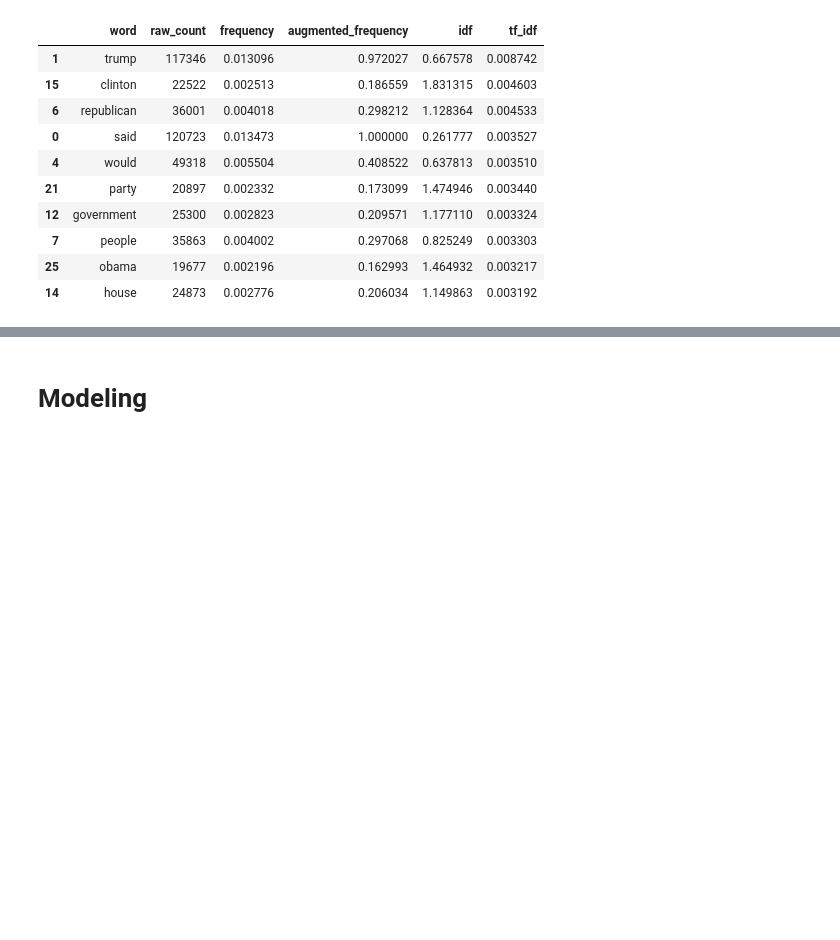
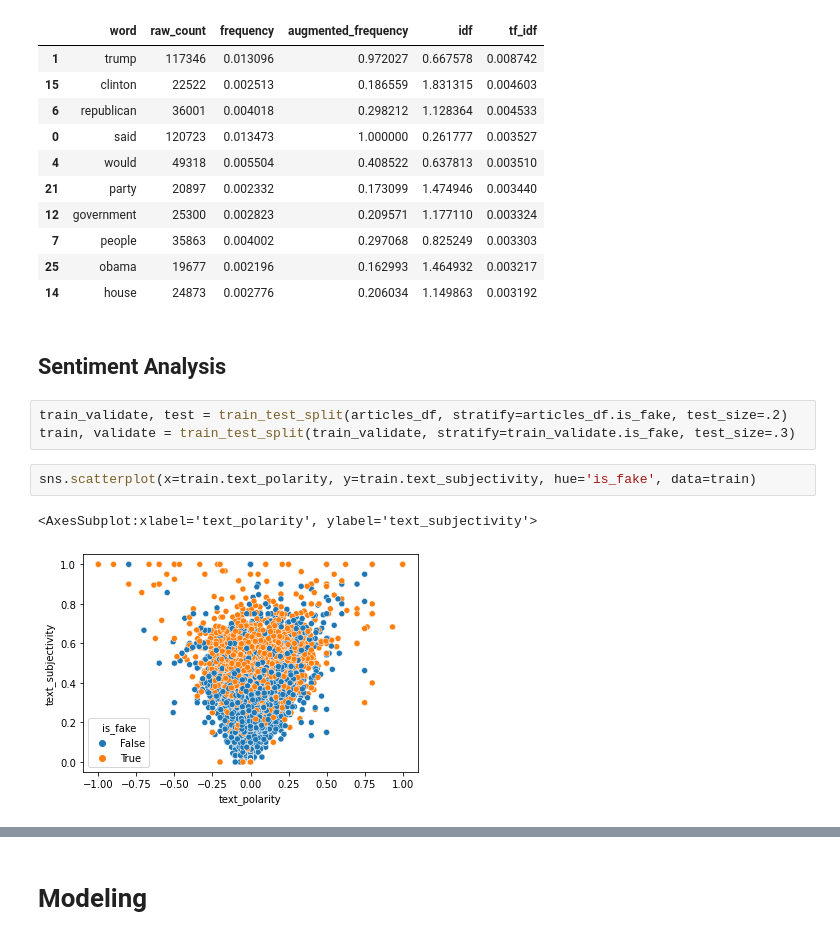
Before and after one commit to Fake-News-Capstone/fake_news_capstone, a Jupyter notebook: fake_news_capstone.ipynb, the cells around one changed output, grey strips where cells are left out. Drawn from its saved outputs; the diff is of its cells as text; blank space fills up the shorter version.

```diff
--- a/fake_news_capstone.ipynb
+++ b/fake_news_capstone.ipynb
@@ -679,3 +679,13 @@ word_freq_df.sort_values(by='tf_idf', ascending=False).head(10)
 | 7 | people | 35863 | 0.004002 | 0.297068 | 0.825249 | 0.003303 |
 | 25 | obama | 19677 | 0.002196 | 0.162993 | 1.464932 | 0.003217 |
 | 14 | house | 24873 | 0.002776 | 0.206034 | 1.149863 | 0.003192 |
+# %% [markdown]
+## Sentiment Analysis
+# %%
+train_validate, test = train_test_split(articles_df, stratify=articles_df.is_fake, test_size=.2)
+train, validate = train_test_split(train_validate, stratify=train_validate.is_fake, test_size=.3)
+# %%
+sns.scatterplot(x=train.text_polarity, y=train.text_subjectivity, hue='is_fake', data=train)
+# %% [output]
+<AxesSubplot:xlabel='text_polarity', ylabel='text_subjectivity'>
+[figure, added]
```
Also changed, not shown: parts of 25 cells of this notebook.
